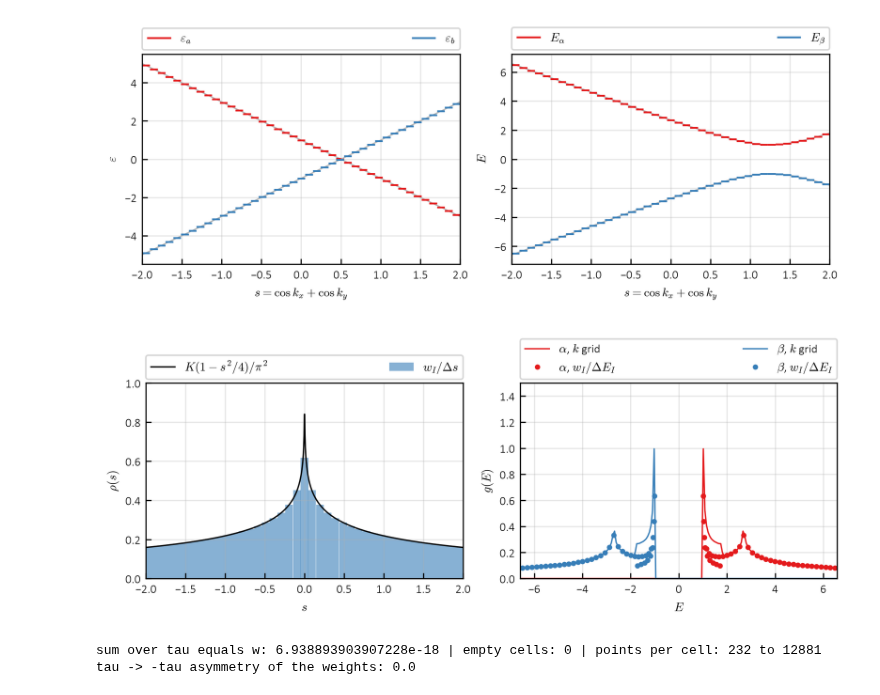
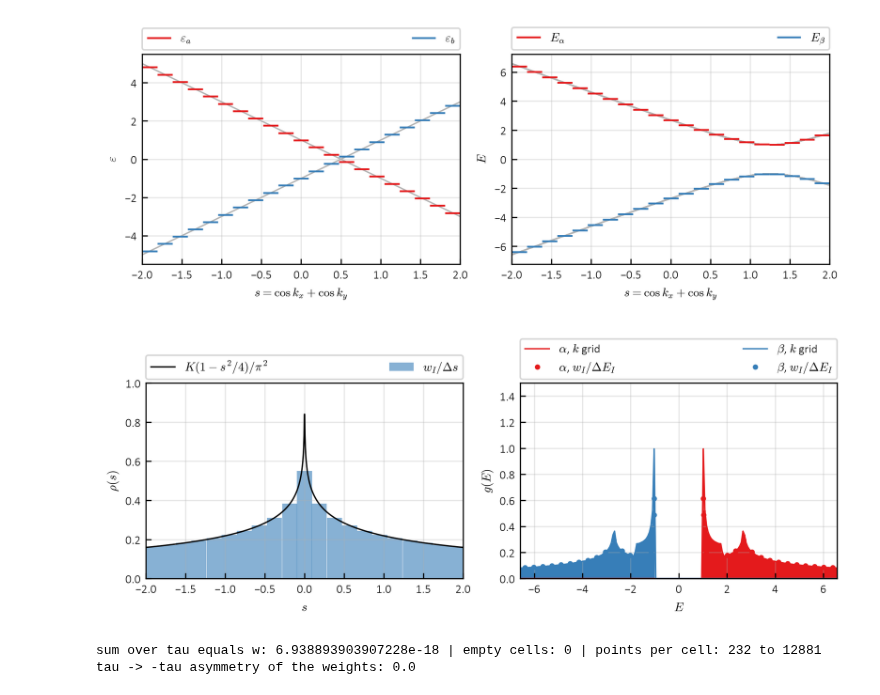
Before and after one commit to korl-z/IJS-F1, a Jupyter notebook: Koda/src/EI_bins/test.ipynb, the cells around one changed output. Saved outputs shown, nothing was run; the diff lists cells and outputs as text; code cells hidden in the pictures.

```diff
--- a/Koda/src/EI_bins/test.ipynb
+++ b/Koda/src/EI_bins/test.ipynb
@@ -49,7 +49,7 @@ def mf(s, d, m):
 
 
 nf = 1000                                    # fine cartesian grid, nf x nf
-ns = 41                                      # bins in s, odd keeps s = 0 inside a bin
+ns = 21                                      # bins in s, odd keeps s = 0 inside a bin
 bf = eu.tb_2d(nf, **bq)
 sk, uk = su(bf.k)
 se = np.linspace(-2.0, 2.0, ns + 1)          # bin edges
@@ -84,7 +84,7 @@ lb = ((r"$\varepsilon_a$", r"$\varepsilon_b$"), (r"$E_\alpha$", r"$E_\beta$"))
 with pt.figure(shape=(1, 2), h=0.8, w=2.0, sharex=True) as fg:
     for a, j0, lab in zip(fg.ax, (0, 4), lb):
         for j in range(2):
-            a.plot(sk[o], ek[j0 + j][o], color="0.7", lw=0.8)
+            a.plot(sk, ek[j0 + j], color="0.7", lw=0.8)
             a.hlines(eb_[j0 + j], se[:-1], se[1:], color=SET1_LIST[j], lw=1.2,
                      label=lab[j])
         format_ax(a, x=se, xlabel=r"$s=\cos k_x+\cos k_y$")
@@ -96,34 +96,36 @@ with pt.figure(shape=(1, 2), h=0.8, w=2.0, sharex=True) as fg:
 # %%
 ds = se[1] - se[0]
 sx = np.linspace(-2.0, 2.0, 2001)[1:-1]
 sx = sx[np.abs(sx) > 1e-6]
 rho = ellipk(1.0 - 0.25 * sx**2) / np.pi**2      # exact density of s
 
 # energy width of every bin and histogram of the fine grid energies
 lo, hi = np.full((2, ns), np.inf), np.full((2, ns), -np.inf)
 for j in range(2):
     np.minimum.at(lo[j], ib, ek[4 + j])
     np.maximum.at(hi[j], ib, ek[4 + j])
 ee = np.linspace(ek[4:].min(), ek[4:].max(), 201)
 ec, de = 0.5 * (ee[:-1] + ee[1:]), ee[1] - ee[0]
 
 with pt.figure(shape=(1, 2), h=0.8, w=2.0) as fg:
     a = fg.ax[0]
     a.bar(sb, w / ds, width=ds, color=SET1_LIST[1], alpha=0.6, label=r"$w_I/\Delta s$")
     a.plot(sx, rho, color="k", lw=0.9, label=r"$K(1-s^2/4)/\pi^2$")
     format_ax(a, x=se, xlabel=r"$s$", ylabel=r"$\rho(s)$", ylim=(0.0, 1.0))
     add_legend(a, top=True, ncol=2)
 
     a = fg.ax[1]
     for j, lab in enumerate((r"$\alpha$", r"$\beta$")):
         gk = np.histogram(ek[4 + j], bins=ee)[0] / (sk.size * de)
         a.plot(ec, gk, color=SET1_LIST[j], lw=0.9, label=rf"{lab}, $k$ grid")
         a.plot(eb_[4 + j], w / (hi[j] - lo[j]), color=SET1_LIST[j], lw=0.0, marker="o",
                ms=2.5, label=rf"{lab}, $w_I/\Delta E_I$")
+        a.hist(ek[4 + j], bins=ee, density=True, color=SET1_LIST[j])
+
     format_ax(a, x=ee, xlabel=r"$E$", ylabel=r"$g(E)$", ylim=(0.0, 1.5))
     add_legend(a, top=True, ncol=2)
 # %% [output]
-[figure, old version]
+[figure, new version]
 # %%
 import colormaps as cmaps
 from matplotlib.colors import LogNorm
```
Also changed, not shown: parts of 1 cell of this notebook, 16 other files.
